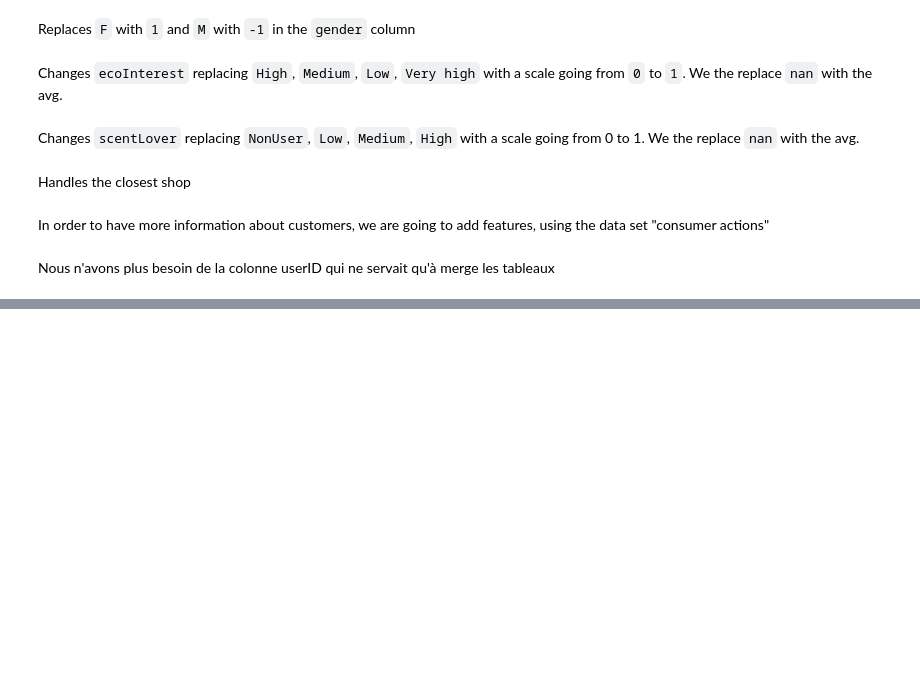
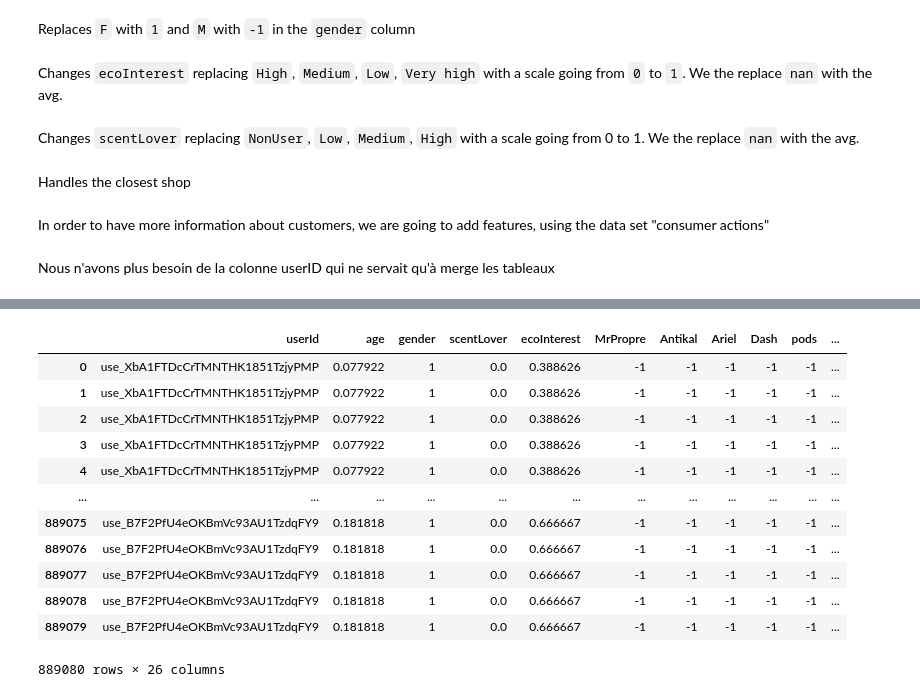
Before and after one commit to Garfield1002/ST4, a Jupyter notebook: cleanData_testpaul.ipynb, the cells around one changed output, grey strips where cells are left out. Cells and saved outputs as stored; diff of their text form; code cells hidden in the pictures; blank space fills up the shorter version.

```diff
--- a/cleanData_testpaul.ipynb
+++ b/cleanData_testpaul.ipynb
@@ -332,0 +385,5 @@ df_train = df
+# %%
+df['userId']=df['userId'].astype(str)
+df_consumer_actions['userId']=df_consumer_actions['userId'].astype(str)
+df_consumer_actions.drop_duplicates(subset=['userId'])
+df_merged = df.merge(df_consumer_actions, left_on ='userId', right_on='userId', how='left')
@@ -332,0 +401,16 @@ df_train = df
+# %%
+df_merged
+# %% [output]
+|  | userId | age | gender | scentLover | ecoInterest | MrPropre | Antikal | Ariel | Dash | pods | ... |
+| 0 | use_XbA1FTDcCrTMNTHK1851TzjyPMP | 0.077922 | 1 | 0.0 | 0.388626 | -1 | -1 | -1 | -1 | -1 | ... |
+| 1 | use_XbA1FTDcCrTMNTHK1851TzjyPMP | 0.077922 | 1 | 0.0 | 0.388626 | -1 | -1 | -1 | -1 | -1 | ... |
+| 2 | use_XbA1FTDcCrTMNTHK1851TzjyPMP | 0.077922 | 1 | 0.0 | 0.388626 | -1 | -1 | -1 | -1 | -1 | ... |
+| 3 | use_XbA1FTDcCrTMNTHK1851TzjyPMP | 0.077922 | 1 | 0.0 | 0.388626 | -1 | -1 | -1 | -1 | -1 | ... |
+| 4 | use_XbA1FTDcCrTMNTHK1851TzjyPMP | 0.077922 | 1 | 0.0 | 0.388626 | -1 | -1 | -1 | -1 | -1 | ... |
+| ... | ... | ... | ... | ... | ... | ... | ... | ... | ... | ... | ... |
+| 889075 | use_B7F2PfU4eOKBmVc93AU1TzdqFY9 | 0.181818 | 1 | 0.0 | 0.666667 | -1 | -1 | -1 | -1 | -1 | ... |
+| 889076 | use_B7F2PfU4eOKBmVc93AU1TzdqFY9 | 0.181818 | 1 | 0.0 | 0.666667 | -1 | -1 | -1 | -1 | -1 | ... |
+| 889077 | use_B7F2PfU4eOKBmVc93AU1TzdqFY9 | 0.181818 | 1 | 0.0 | 0.666667 | -1 | -1 | -1 | -1 | -1 | ... |
+| 889078 | use_B7F2PfU4eOKBmVc93AU1TzdqFY9 | 0.181818 | 1 | 0.0 | 0.666667 | -1 | -1 | -1 | -1 | -1 | ... |
+| 889079 | use_B7F2PfU4eOKBmVc93AU1TzdqFY9 | 0.181818 | 1 | 0.0 | 0.666667 | -1 | -1 | -1 | -1 | -1 | ... |
+889080 rows × 26 columns
```
Also changed, not shown: parts of 13 cells of this notebook, 2 other files.
